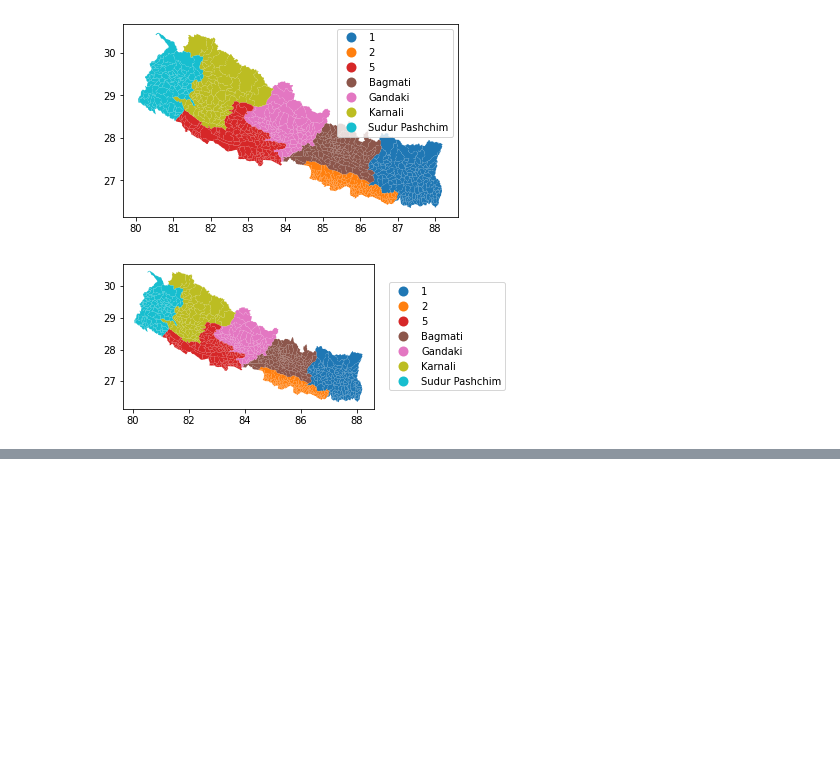
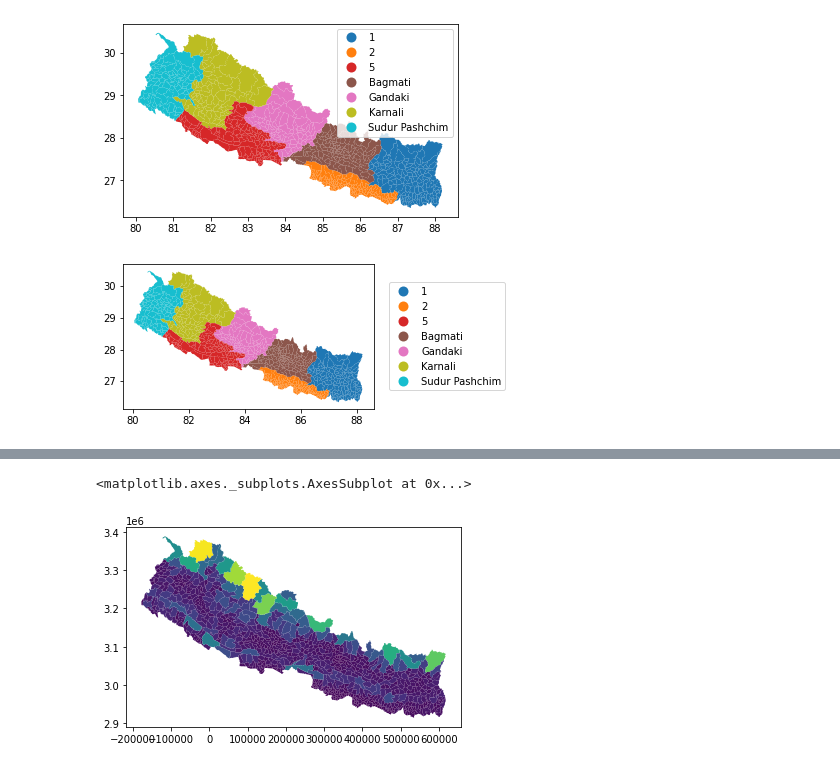
Before and after one commit to Gauravparajuli09/python, a Jupyter notebook: python.ipynb, the cells around one changed output, grey strips where cells are left out. Cells and saved outputs as stored; diff of their text form; code cells hidden in the pictures; blank space fills up the shorter version.

```diff
--- a/python.ipynb
+++ b/python.ipynb
@@ -98,0 +148,5 @@ leg.set_bbox_to_anchor((1.04,0.5))
+# %%
+gdf_copy = gdf.copy()
+gdf_copy = gdf_copy.to_crs(epsg = 32645)
+gdf_copy["Areas"] = gdf_copy.geometry.area / 10**6
+gdf_copy.head()
@@ -98,0 +160,5 @@ leg.set_bbox_to_anchor((1.04,0.5))
+# %%
+gdf_copy.plot('Areas')
+# %% [output]
+<matplotlib.axes._subplots.AxesSubplot at 0x...>
+[figure, added]
```
Also changed, not shown: parts of 34 cells of this notebook.
